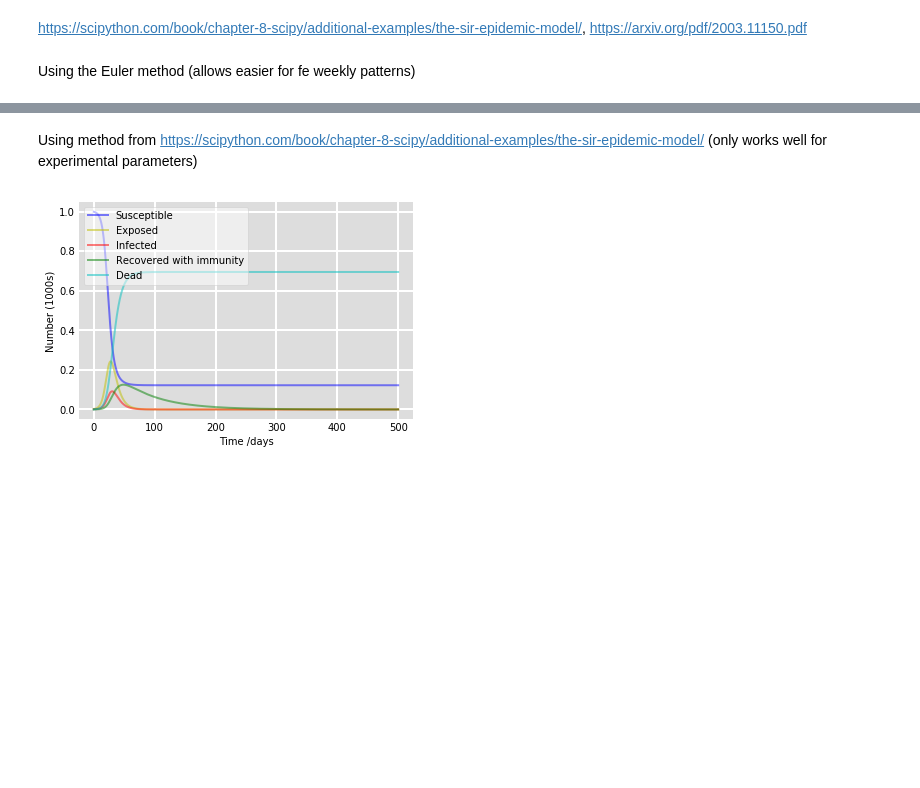
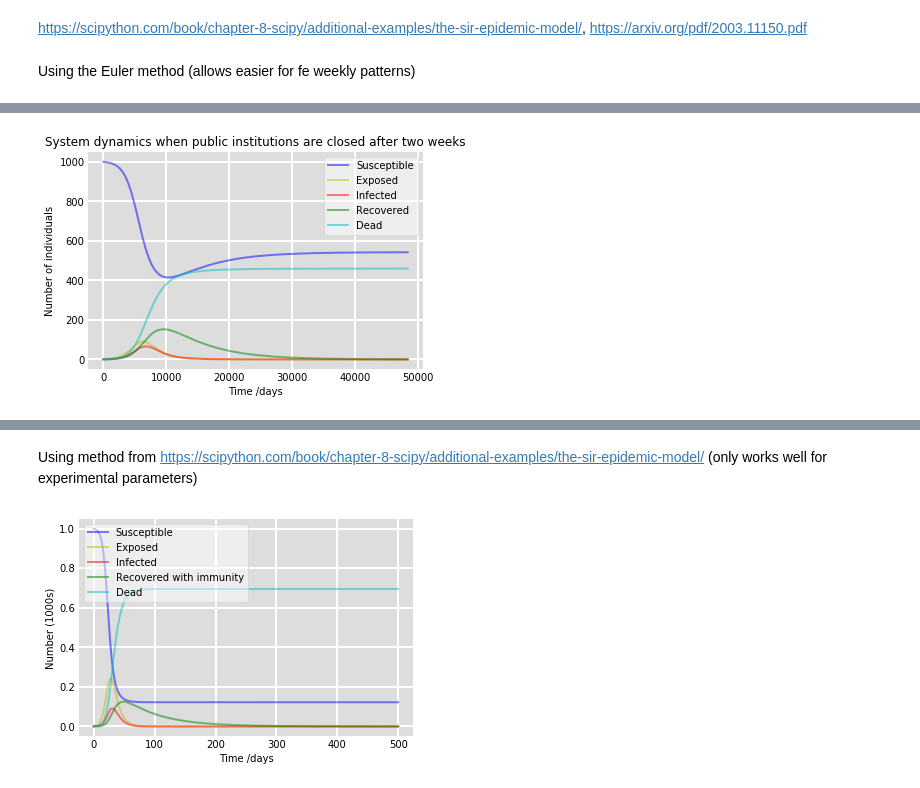
Before and after one commit to mihaighidoveanu/covid19, a Jupyter notebook: SEIRModel.ipynb, the cells around one changed output, grey strips where cells are left out. Cells and saved outputs as stored; diff of their text form; code cells hidden in the pictures; blank space fills up the shorter version.

```diff
--- a/SEIRModel.ipynb
+++ b/SEIRModel.ipynb
@@ -217,0 +265,24 @@ plt.show()
+# %%
+x = np.linspace(0, len(S), len(S))
+fig = plt.figure(facecolor='w')
+ax = fig.add_subplot(111, facecolor='#dddddd', axisbelow=True)
+ax.plot(x, S, 'b', alpha=0.5, lw=2, label='Susceptible')
+ax.plot(x, E, 'y', alpha=0.5, lw=2, label='Exposed')
+ax.plot(x, I, 'r', alpha=0.5, lw=2, label='Infected')
+ax.plot(x, R, 'g', alpha=0.5, lw=2, label='Recovered')
+ax.plot(x, D, 'c', alpha=0.5, lw=2, label='Dead')
+
+ax.set_xlabel('Time /days')
+ax.set_ylabel('Number of individuals')
+ax.set_title('System dynamics when public institutions are closed after two weeks')
+# ax.set_ylim(0,1.2)
+ax.yaxis.set_tick_params(length=0)
+ax.xaxis.set_tick_params(length=0)
+ax.grid(b=True, which='major', c='w', lw=2, ls='-')
+legend = ax.legend()
+legend.get_frame().set_alpha(0.5)
+for spine in ('top', 'right', 'bottom', 'left'):
+    ax.spines[spine].set_visible(False)
+plt.show()
+# %% [output]
+[figure, added]
```
Also changed, not shown: parts of 10 cells of this notebook, 1 other file.
